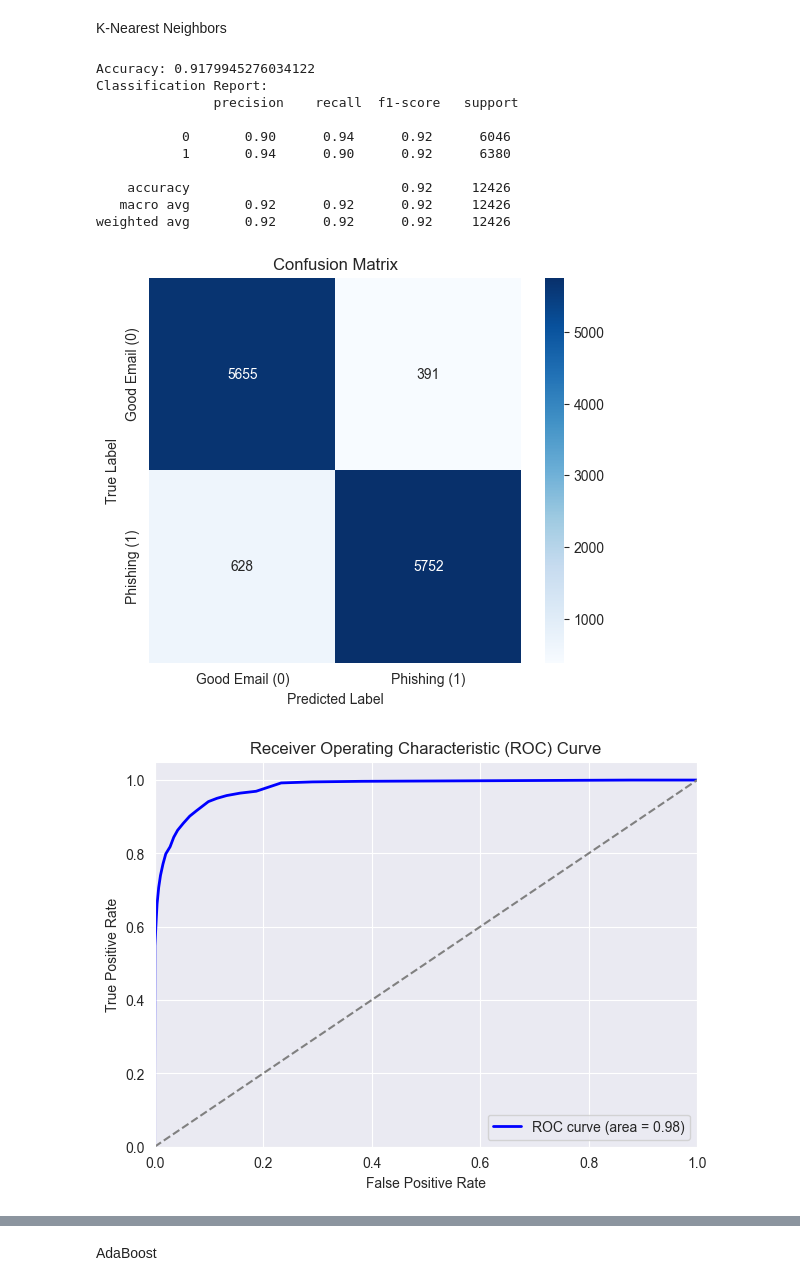
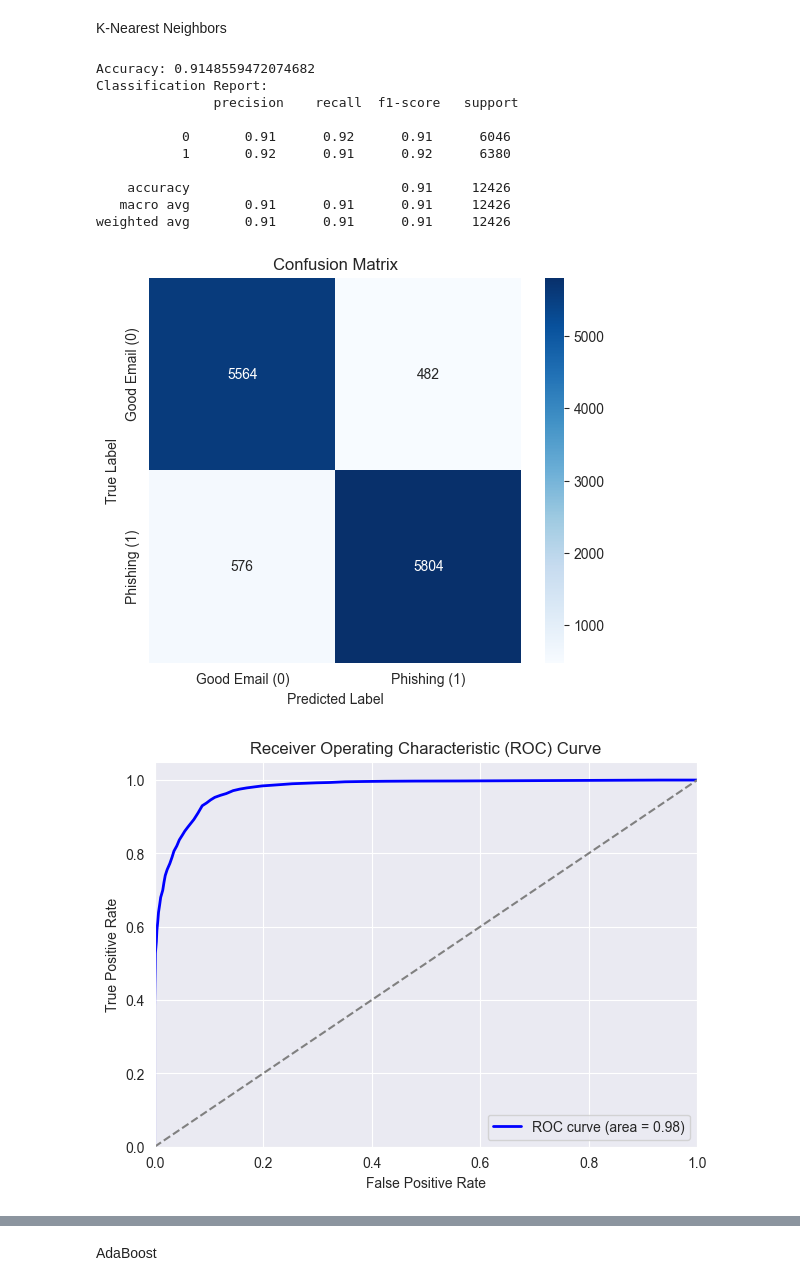
Before and after one commit to IngridSin/CyberSentinelML, a Jupyter notebook: IM/scripts/combine3.ipynb, the cells around one changed output, grey strips where cells are left out. Cells and saved outputs as stored; diff of their text form; code cells hidden in the pictures.

```diff
--- a/IM/scripts/combine3.ipynb
+++ b/IM/scripts/combine3.ipynb
@@ -400,7 +546,7 @@ y = df['label']
 X_train, X_test, y_train, y_test = train_test_split(X_combined, y, test_size=0.2, random_state=42)
 
 #  consider the 25 nearest neighbors when determining the class of a new data point
-knn_model = KNeighborsClassifier(n_neighbors=25)
+knn_model = KNeighborsClassifier(n_neighbors=50)
 knn_model.fit(X_train, y_train)
 
 # Predictions
@@ -411,38 +557,38 @@ y_pred_proba = knn_model.predict_proba(X_test)[:, 1]
 print("Accuracy:", accuracy_score(y_test, y_pred))
 print("Classification Report:\n", classification_report(y_test, y_pred))
 
 # Confusion Matrix
 cm = confusion_matrix(y_test, y_pred)
 plt.figure(figsize=(6, 5))
 sns.heatmap(cm, annot=True, fmt="d", cmap="Blues", xticklabels=['Good Email (0)', 'Phishing (1)'], yticklabels=['Good Email (0)', 'Phishing (1)'])
 plt.xlabel("Predicted Label")
 plt.ylabel("True Label")
 plt.title("Confusion Matrix")
 plt.show()
 
 # ROC Curve
 fpr, tpr, _ = roc_curve(y_test, y_pred_proba)
 roc_auc = auc(fpr, tpr)
 plt.figure(figsize=(7, 5))
 plt.plot(fpr, tpr, color="blue", lw=2, label="ROC curve (area = %0.2f)" % roc_auc)
 plt.plot([0, 1], [0, 1], color="gray", linestyle="--")
 plt.xlim([0.0, 1.0])
 plt.ylim([0.0, 1.05])
 plt.xlabel("False Positive Rate")
 plt.ylabel("True Positive Rate")
 plt.title("Receiver Operating Characteristic (ROC) Curve")
 plt.legend(loc="lower right")
 plt.show()
 # %% [output]
-Accuracy: 0.9179945276034122
+Accuracy: 0.9148559472074682
 Classification Report:
                precision    recall  f1-score   support
 
-           0       0.90      0.94      0.92      6046
-           1       0.94      0.90      0.92      6380
+           0       0.91      0.92      0.91      6046
+           1       0.92      0.91      0.92      6380
 
-    accuracy                           0.92     12426
-   macro avg       0.92      0.92      0.92     12426
-weighted avg       0.92      0.92      0.92     12426
+    accuracy                           0.91     12426
+   macro avg       0.91      0.91      0.91     12426
+weighted avg       0.91      0.91      0.91     12426
-[figure, old version]
+[figure, new version]
-[figure, old version]
+[figure, new version]
```
Also changed, not shown: parts of 11 cells of this notebook.
